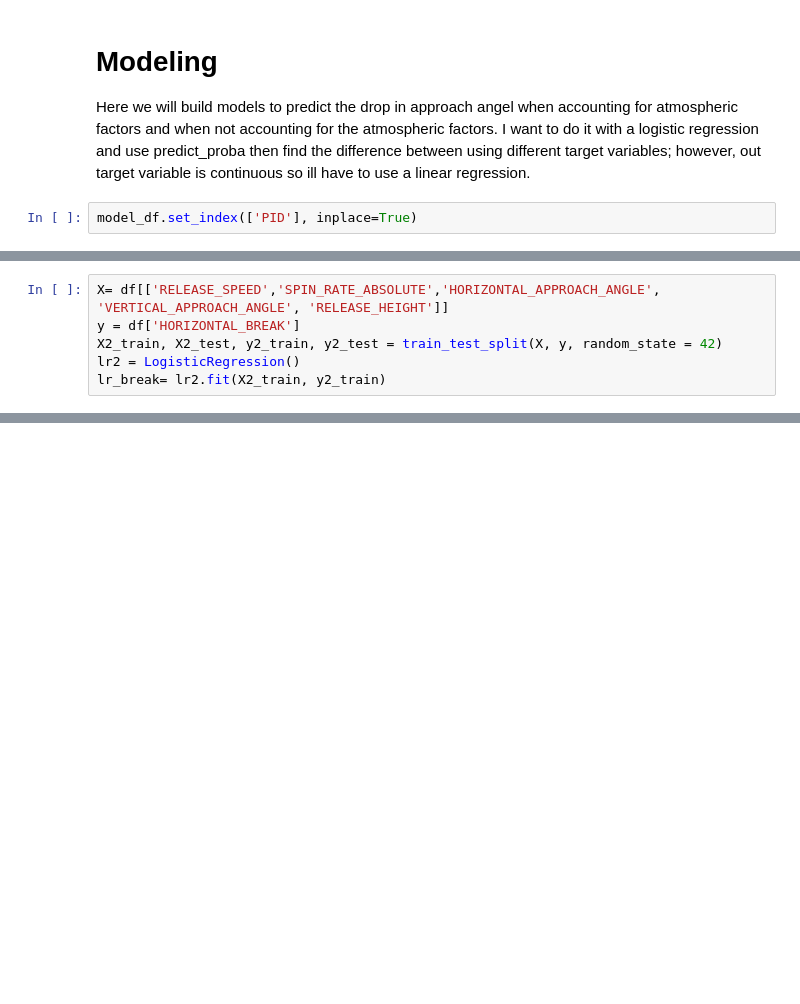
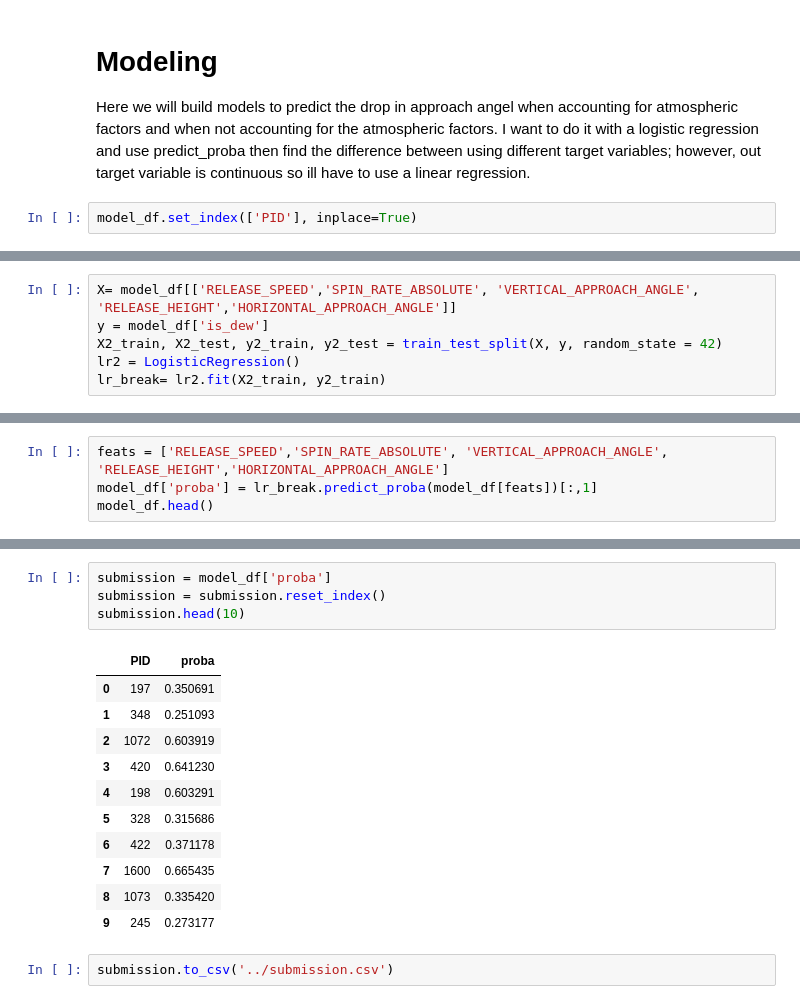
Before and after one commit to DerikVo/Dew-point-and-pitching, a Jupyter notebook: Code/Notebook.ipynb, the cells around one changed output, grey strips where cells are left out. Saved outputs shown, nothing was run; the diff lists cells and outputs as text; blank space fills up the shorter version.

```diff
--- a/Code/01_EDA.ipynb
+++ b/Code/Notebook.ipynb
@@ -468,6 +496,6 @@ lr_angle= lr1.fit(X1_train, y1_train)
 # %%
-X= df[['RELEASE_SPEED','SPIN_RATE_ABSOLUTE','HORIZONTAL_APPROACH_ANGLE', 'VERTICAL_APPROACH_ANGLE', 'RELEASE_HEIGHT']]
-y = df['HORIZONTAL_BREAK']
+X= model_df[['RELEASE_SPEED','SPIN_RATE_ABSOLUTE', 'VERTICAL_APPROACH_ANGLE', 'RELEASE_HEIGHT','HORIZONTAL_APPROACH_ANGLE']]
+y = model_df['is_dew']
 X2_train, X2_test, y2_train, y2_test = train_test_split(X, y, random_state = 42)
 lr2 = LogisticRegression()
 lr_break= lr2.fit(X2_train, y2_train)
@@ -488,0 +519,4 @@ lrb.shape
+# %%
+feats = ['RELEASE_SPEED','SPIN_RATE_ABSOLUTE', 'VERTICAL_APPROACH_ANGLE', 'RELEASE_HEIGHT','HORIZONTAL_APPROACH_ANGLE']
+model_df['proba'] = lr_break.predict_proba(model_df[feats])[:,1]
+model_df.head()
@@ -488,0 +536,18 @@ lrb.shape
+# %%
+submission = model_df['proba']
+submission = submission.reset_index()
+submission.head(10)
+# %% [output]
+|  | PID | proba |
+| 0 | 197 | 0.350691 |
+| 1 | 348 | 0.251093 |
+| 2 | 1072 | 0.603919 |
+| 3 | 420 | 0.641230 |
+| 4 | 198 | 0.603291 |
+| 5 | 328 | 0.315686 |
+| 6 | 422 | 0.371178 |
+| 7 | 1600 | 0.665435 |
+| 8 | 1073 | 0.335420 |
+| 9 | 245 | 0.273177 |
+# %%
+submission.to_csv('../submission.csv')
```
Also changed, not shown: parts of 11 cells of this notebook, 2 other files.
